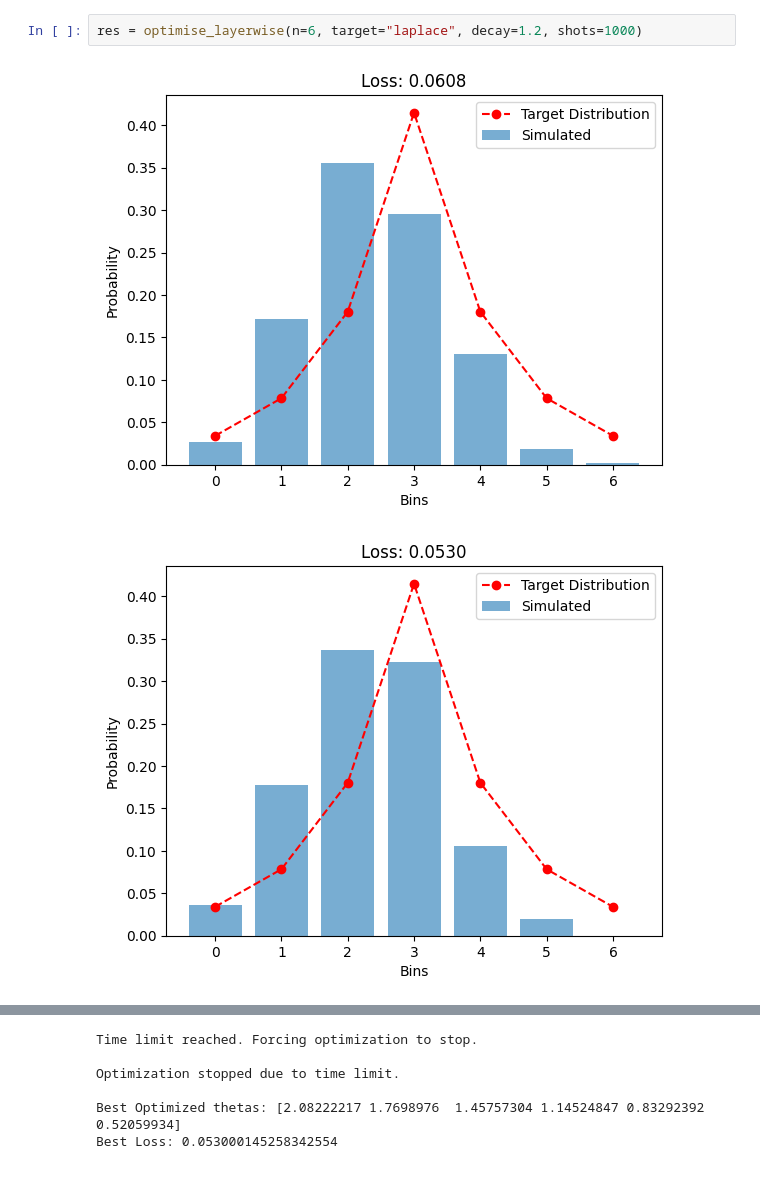
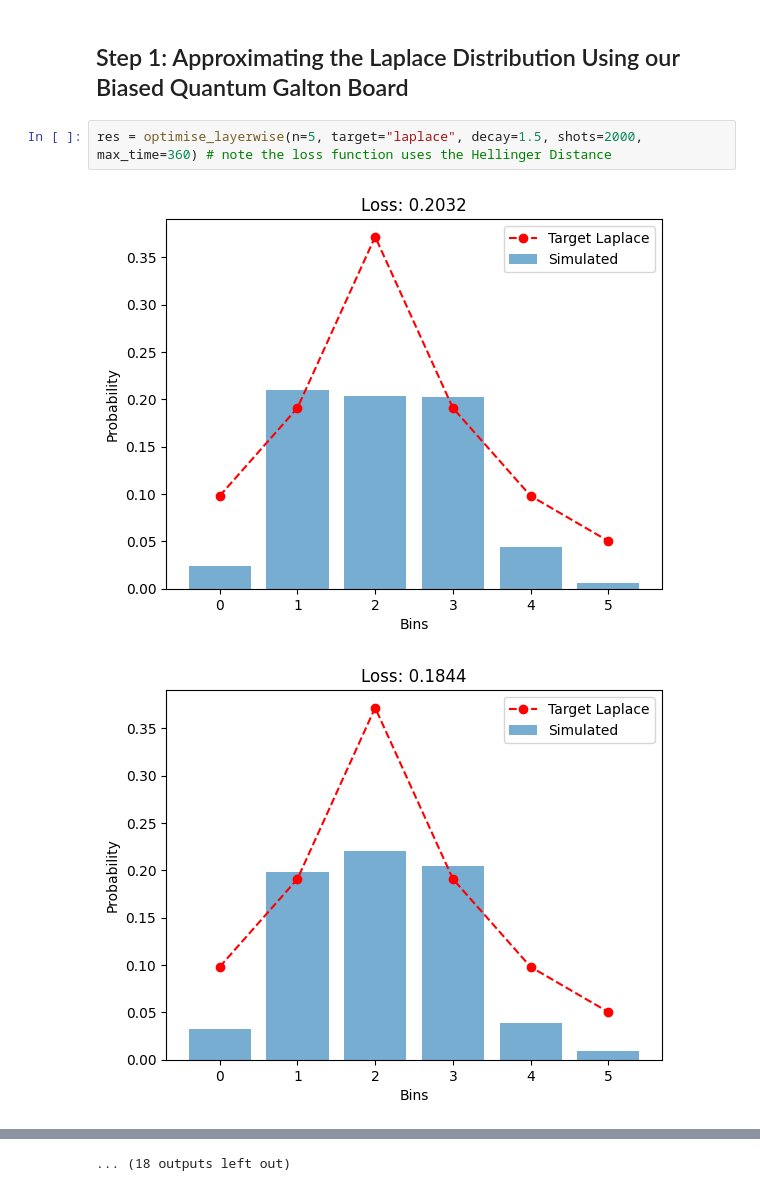
Before and after one commit to ismail-mehmood/quantum_nnl_project, a Jupyter notebook: notebooks/modified_distribution_boxes.ipynb, the cells around one changed output, grey strips where cells are left out. Cells and saved outputs as stored; diff of their text form.

```diff
--- a/notebooks/modified_distribution_boxes.ipynb
+++ b/notebooks/modified_distribution_boxes.ipynb
@@ -21,5 +24,7 @@ from utils.plot_utils import *
+# %% [markdown]
+## Step 1: Approximating the Laplace Distribution Using our Biased Quantum Galton Board
 # %%
-res = optimise_layerwise(n=6, target="laplace", decay=1.2, shots=1000)
+res = optimise_layerwise(n=5, target="laplace", decay=1.5, shots=2000, max_time=360) # note the loss function uses the Hellinger Distance
 # %% [output]
-[figure, old version]
+[figure, new version]
-[figure, old version]
+[figure, new version]
@@ -26,6 +41 @@ res = optimise_layerwise(n=6, target="laplace", decay=1.2, shots=1000)
-Time limit reached. Forcing optimization to stop.
-
-Optimization stopped due to time limit.
-
-Best Optimized thetas: [2.08222217 1.7698976  1.45757304 1.14524847 0.83292392 0.52059934]
-Best Loss: 0.053000145258342554
+... (18 outputs left out)
```
Also changed, not shown: parts of 18 cells of this notebook, 7 other files.
